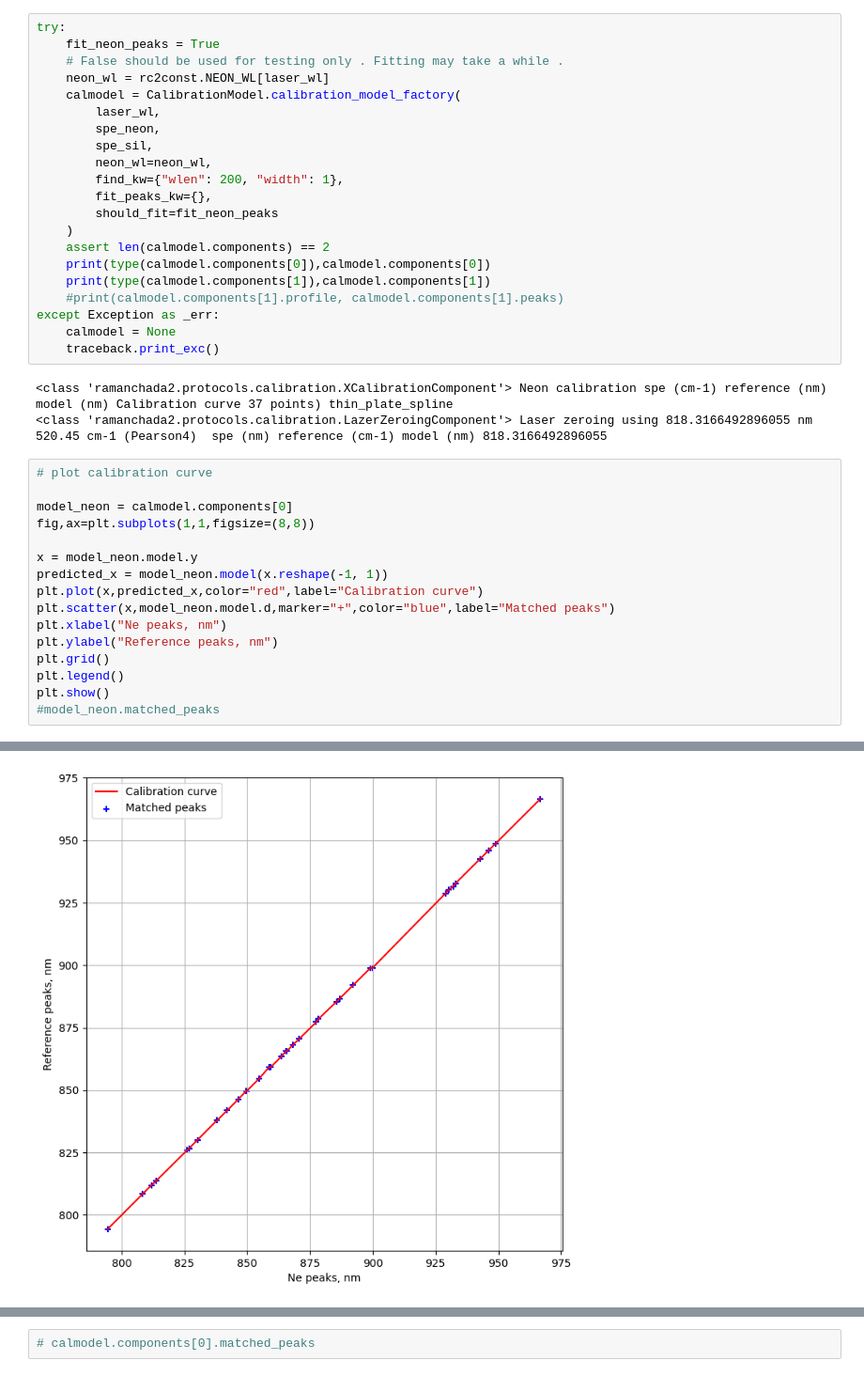
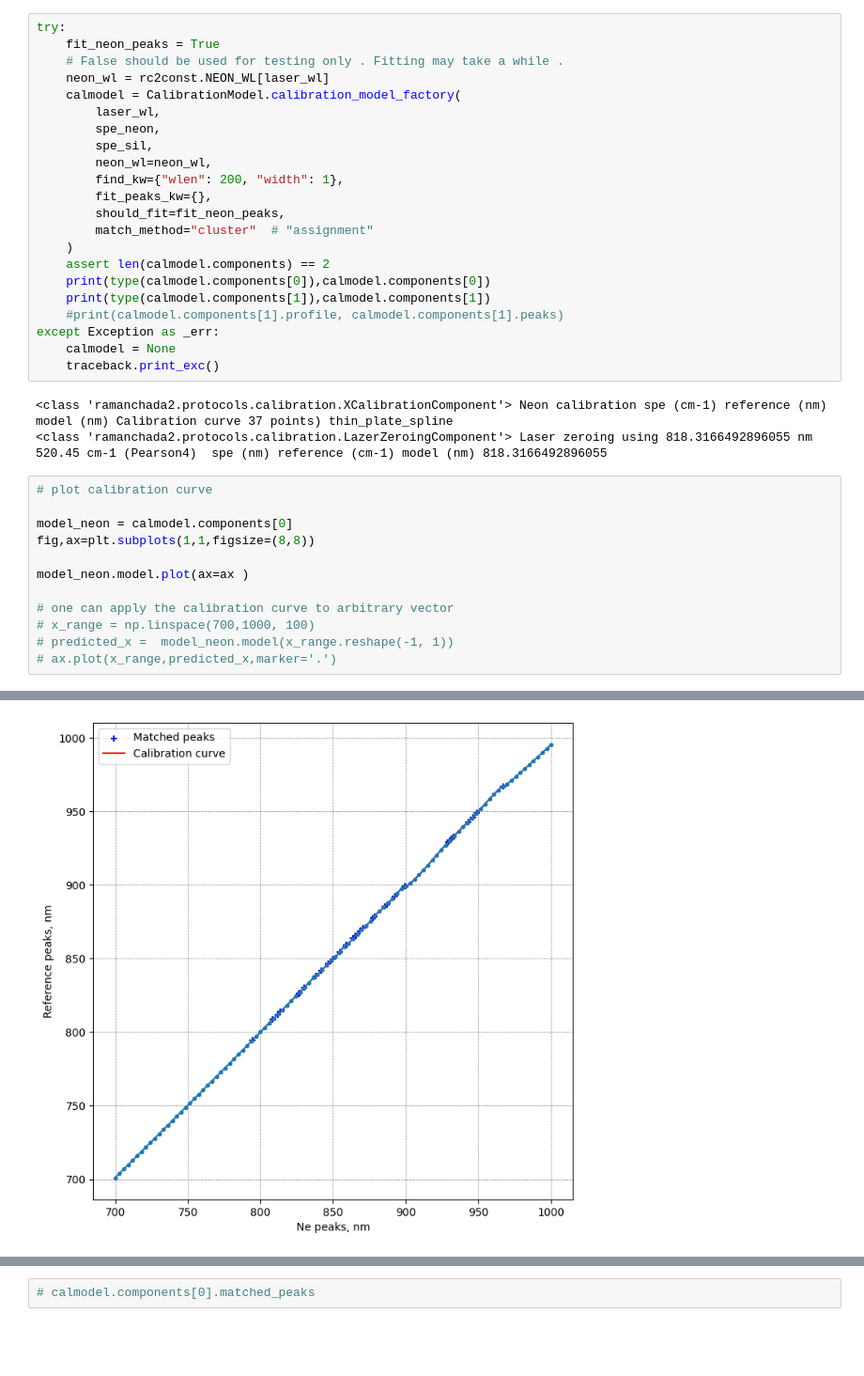
Before and after one commit to h2020charisma/ramanchada2, a Jupyter notebook: examples/publication/demo.ipynb, the cells around one changed output, grey strips where cells are left out. Shown at 94% size. Drawn from its saved outputs; the diff is of its cells as text; blank space fills up the shorter version.

```diff
--- a/examples/publication/demo.ipynb
+++ b/examples/publication/demo.ipynb
@@ -70,7 +70,8 @@ try:
         neon_wl=neon_wl,
         find_kw={"wlen": 200, "width": 1},
         fit_peaks_kw={},
-        should_fit=fit_neon_peaks
+        should_fit=fit_neon_peaks,
+        match_method="cluster"  # "assignment"
     )
     assert len(calmodel.components) == 2
     print(type(calmodel.components[0]),calmodel.components[0])
@@ -88,14 +89,10 @@ except Exception as _err:
 model_neon = calmodel.components[0]
 fig,ax=plt.subplots(1,1,figsize=(8,8))
 
-x = model_neon.model.y
-predicted_x = model_neon.model(x.reshape(-1, 1))
-plt.plot(x,predicted_x,color="red",label="Calibration curve")
-plt.scatter(x,model_neon.model.d,marker="+",color="blue",label="Matched peaks")
-plt.xlabel("Ne peaks, nm")
-plt.ylabel("Reference peaks, nm")
-plt.grid()
-plt.legend()
-plt.show()
-#model_neon.matched_peaks
+model_neon.model.plot(ax=ax )
+
+# one can apply the calibration curve to arbitrary vector
+# x_range = np.linspace(700,1000, 100)
+# predicted_x =  model_neon.model(x_range.reshape(-1, 1))
+# ax.plot(x_range,predicted_x,marker='.')
 # %% [output]
@@ -102 +100 @@ plt.show()
-[figure, old version]
+[figure, new version]
```
Also changed, not shown: parts of 17 cells of this notebook.
